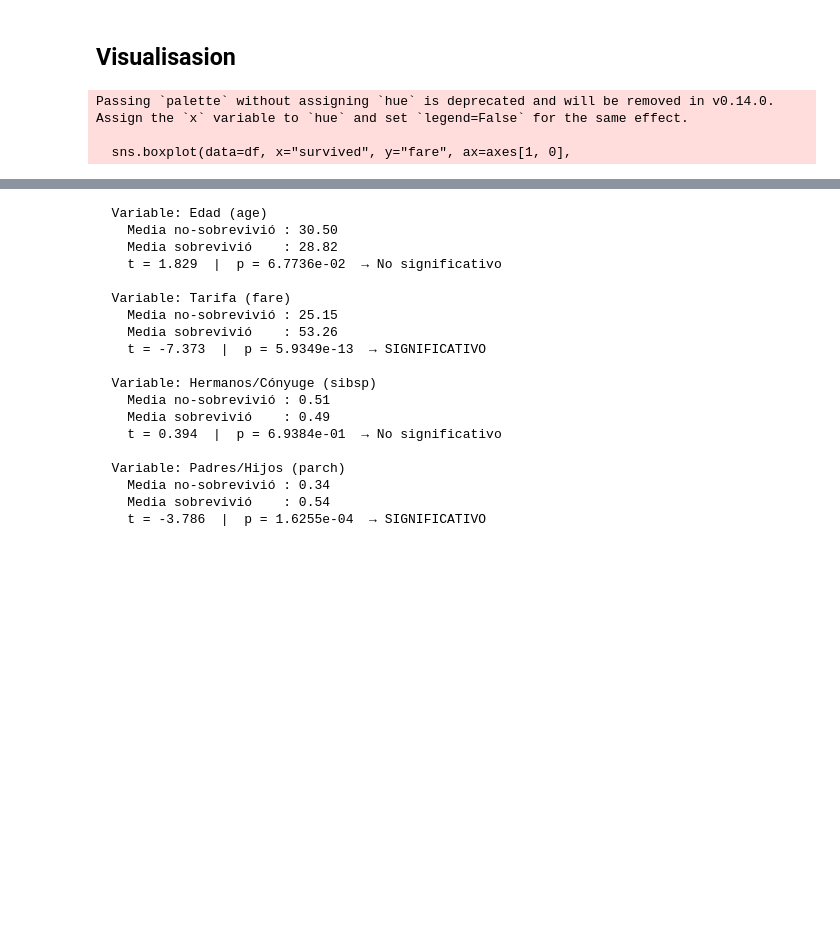
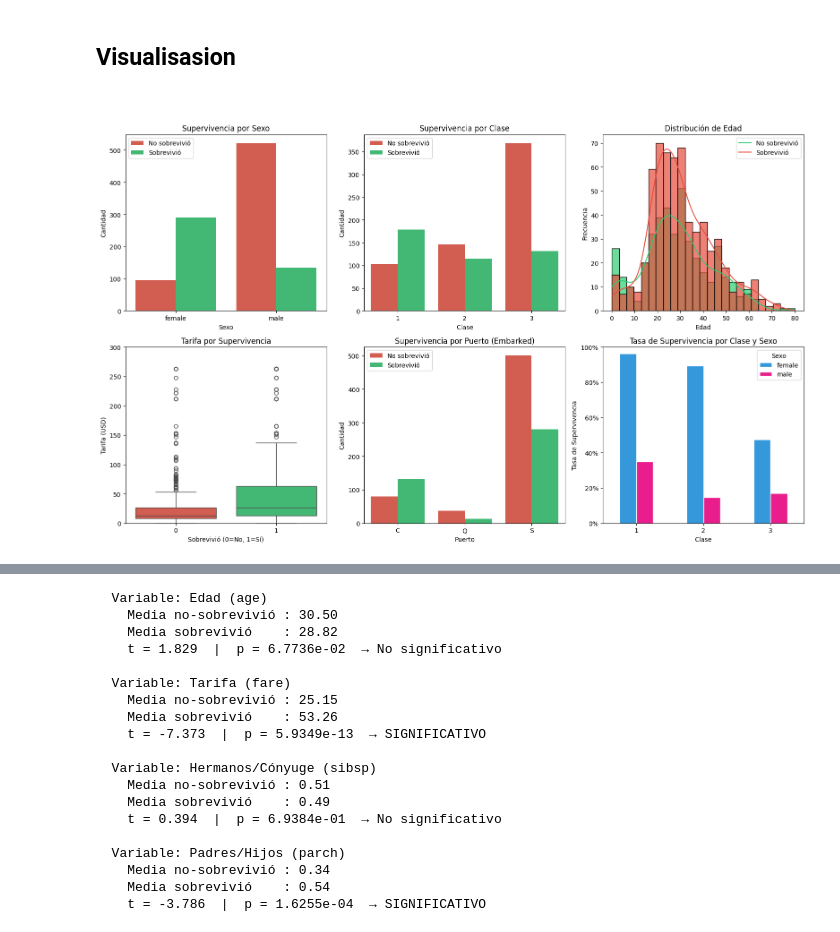
Before and after one commit to ArturLazurenko/CienciaDeDatos, a Jupyter notebook: Semana 5/Actividad 4/titanic.ipynb, the cells around one changed output, grey strips where cells are left out. Cells and saved outputs as stored; diff of their text form; code cells hidden in the pictures; blank space fills up the shorter version.

```diff
--- a/Semana 5/Actividad 4/titanic.ipynb
+++ b/Semana 5/Actividad 4/titanic.ipynb
@@ -93,62 +91,55 @@ dtype: object
 ## Visualisasion
 # %%
 fig, axes = plt.subplots(2, 3, figsize=(16, 10))
-fig.suptitle("Titanic – Relación entre variables y supervivencia",
-             fontsize=15, fontweight="bold", y=1.01)
+fig.suptitle("Relación entre variables y supervivencia",
+             fontsize=15, fontweight="bold", y=1.01, color="white")
 
 colores = ["#e74c3c", "#2ecc71"]
 
-# 4a. Supervivencia por sexo
 sns.countplot(data=df, x="sex", hue="survived", ax=axes[0, 0],
               palette=colores)
 axes[0, 0].set_title("Supervivencia por Sexo")
 axes[0, 0].set_xlabel("Sexo"); axes[0, 0].set_ylabel("Cantidad")
 axes[0, 0].legend(["No sobrevivió", "Sobrevivió"], title="")
 
-# 4b. Supervivencia por clase
 sns.countplot(data=df, x="pclass", hue="survived", ax=axes[0, 1],
               palette=colores, order=[1, 2, 3])
 axes[0, 1].set_title("Supervivencia por Clase")
 axes[0, 1].set_xlabel("Clase"); axes[0, 1].set_ylabel("Cantidad")
 axes[0, 1].legend(["No sobrevivió", "Sobrevivió"], title="")
 
-# 4c. Distribución de edad por supervivencia
 sns.histplot(data=df, x="age", hue="survived", ax=axes[0, 2],
              bins=25, palette=colores, alpha=0.7, kde=True)
 axes[0, 2].set_title("Distribución de Edad")
 axes[0, 2].set_xlabel("Edad"); axes[0, 2].set_ylabel("Frecuencia")
 axes[0, 2].legend(["No sobrevivió", "Sobrevivió"], title="")
 
 # 4d. Distribución de tarifa por supervivencia
 sns.boxplot(data=df, x="survived", y="fare", ax=axes[1, 0],
-            palette=colores)
+            hue="survived", palette=colores, legend=False)
 axes[1, 0].set_title("Tarifa por Supervivencia")
 axes[1, 0].set_xlabel("Sobrevivió (0=No, 1=Sí)")
 axes[1, 0].set_ylabel("Tarifa (USD)")
 axes[1, 0].set_ylim(0, 300)
 
-# 4e. Supervivencia por puerto de embarque
 sns.countplot(data=df, x="embarked", hue="survived", ax=axes[1, 1],
               palette=colores)
 axes[1, 1].set_title("Supervivencia por Puerto (Embarked)")
 axes[1, 1].set_xlabel("Puerto"); axes[1, 1].set_ylabel("Cantidad")
 axes[1, 1].legend(["No sobrevivió", "Sobrevivió"], title="")
 
-# 4f. Tasa de supervivencia por clase y sexo
 tasa = df.groupby(["pclass", "sex"])["survived"].mean().reset_index()
 tasa_pivot = tasa.pivot(index="pclass", columns="sex", values="survived")
 tasa_pivot.plot(kind="bar", ax=axes[1, 2], color=["#3498db", "#e91e8c"],
                 rot=0, edgecolor="white")
 axes[1, 2].set_title("Tasa de Supervivencia por Clase y Sexo")
 axes[1, 2].set_xlabel("Clase"); axes[1, 2].set_ylabel("Tasa de Supervivencia")
 axes[1, 2].set_ylim(0, 1); axes[1, 2].legend(title="Sexo")
 axes[1, 2].yaxis.set_major_formatter(
     plt.matplotlib.ticker.PercentFormatter(xmax=1))
 
 plt.tight_layout()
-plt.savefig("titanic_visualizacion.png", dpi=150, bbox_inches="tight")
-plt.show()
+display(fig)
+plt.close()
 # %% [output]
-Passing `palette` without assigning `hue` is deprecated and will be removed in v0.14.0. Assign the `x` variable to `hue` and set `legend=False` for the same effect.
-
-  sns.boxplot(data=df, x="survived", y="fare", ax=axes[1, 0],
+[figure, added]
```
Also changed, not shown: parts of 3 cells of this notebook.
